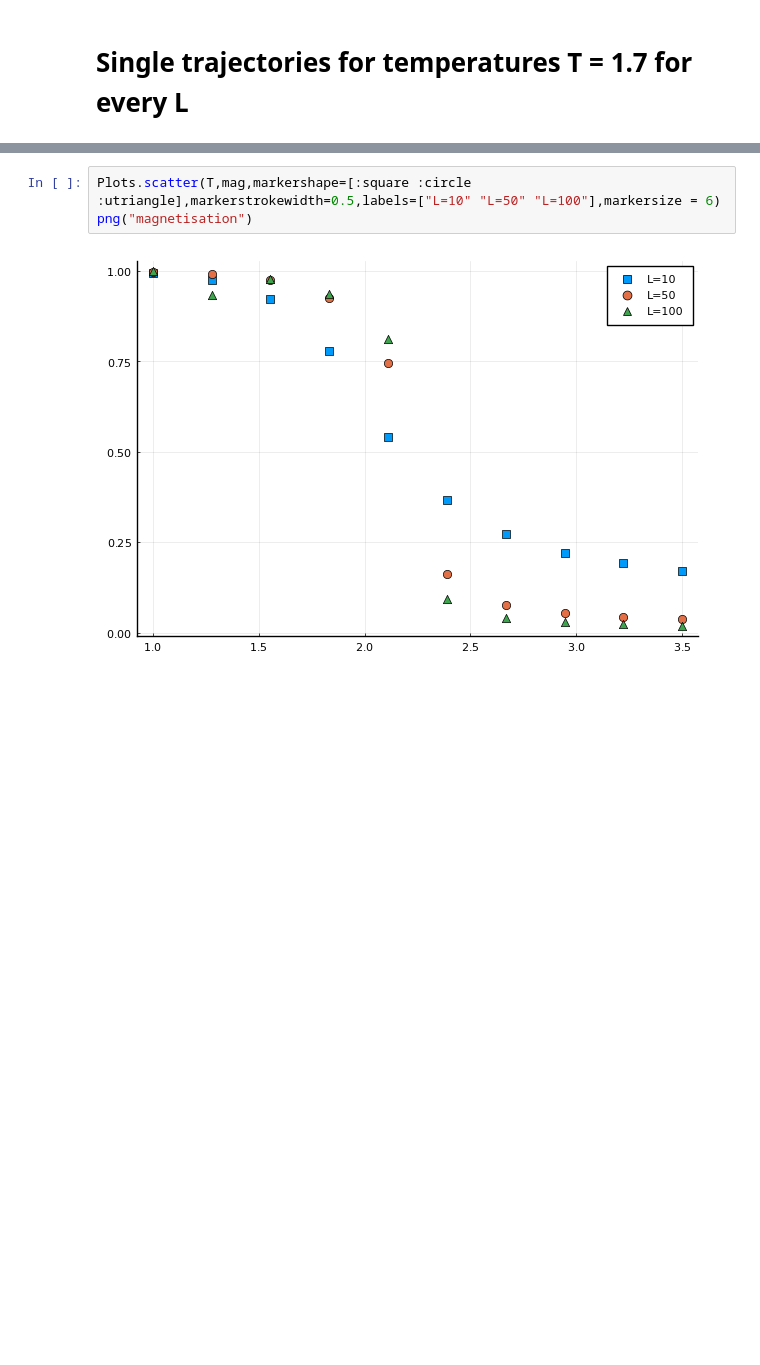
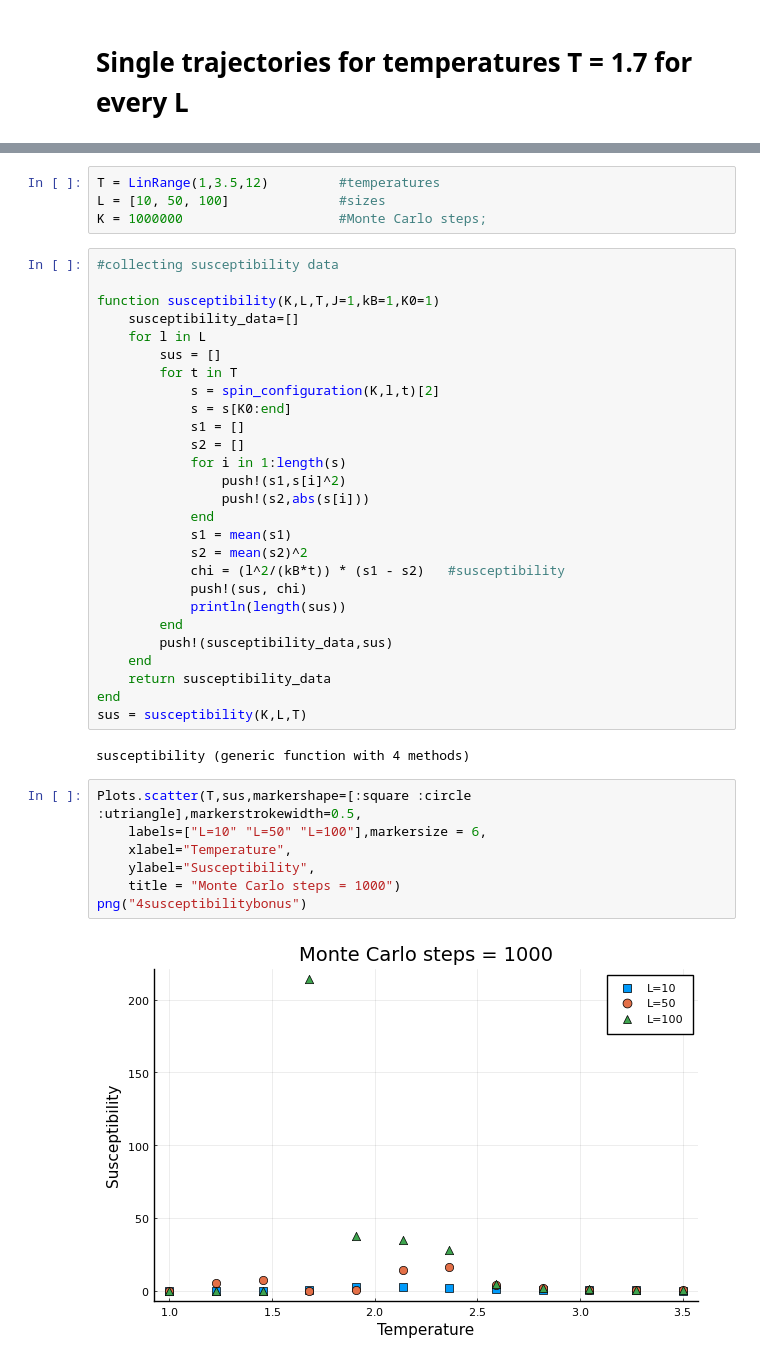
Before and after one commit to zlekoty/Ising_Model, a Jupyter notebook: ising_julia.ipynb, the cells around one changed output, grey strips where cells are left out. Drawn from its saved outputs; the diff is of its cells as text; blank space fills up the shorter version.

```diff
--- a/ising_julia.ipynb
+++ b/ising_julia.ipynb
@@ -204,5 +204,42 @@ ok
+# %%
+T = LinRange(1,3.5,12)         #temperatures
+L = [10, 50, 100]              #sizes
+K = 1000000                    #Monte Carlo steps;
+# %%
+#collecting susceptibility data
+
+function susceptibility(K,L,T,J=1,kB=1,K0=1)
+    susceptibility_data=[]
+    for l in L
+        sus = []
+        for t in T
+            s = spin_configuration(K,l,t)[2]
+            s = s[K0:end]
+            s1 = []
+            s2 = []
+            for i in 1:length(s)
+                push!(s1,s[i]^2)
+                push!(s2,abs(s[i]))
+            end
+            s1 = mean(s1)
+            s2 = mean(s2)^2
+            chi = (l^2/(kB*t)) * (s1 - s2)   #susceptibility
+            push!(sus, chi)
+            println(length(sus))
+        end
+        push!(susceptibility_data,sus)
+    end
+    return susceptibility_data
+end
+sus = susceptibility(K,L,T)
+# %% [output]
+susceptibility (generic function with 4 methods)
 # %%
-Plots.scatter(T,mag,markershape=[:square :circle :utriangle],markerstrokewidth=0.5,labels=["L=10" "L=50" "L=100"],markersize = 6)
-png("magnetisation")
+Plots.scatter(T,sus,markershape=[:square :circle :utriangle],markerstrokewidth=0.5,
+    labels=["L=10" "L=50" "L=100"],markersize = 6,
+    xlabel="Temperature",
+    ylabel="Susceptibility",
+    title = "Monte Carlo steps = 1000")
+png("4susceptibilitybonus")
 # %% [output]
-[figure, old version]
+[figure, new version]
```
Also changed, not shown: parts of 19 cells of this notebook.
